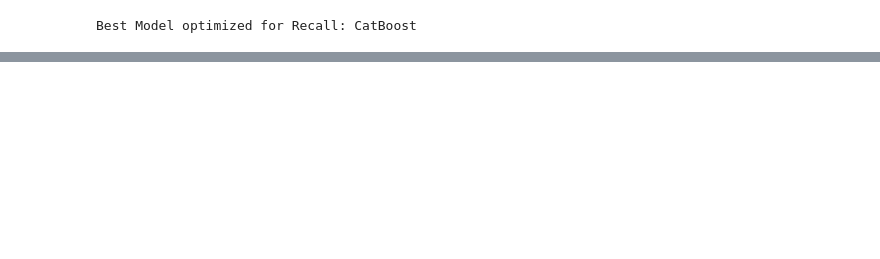
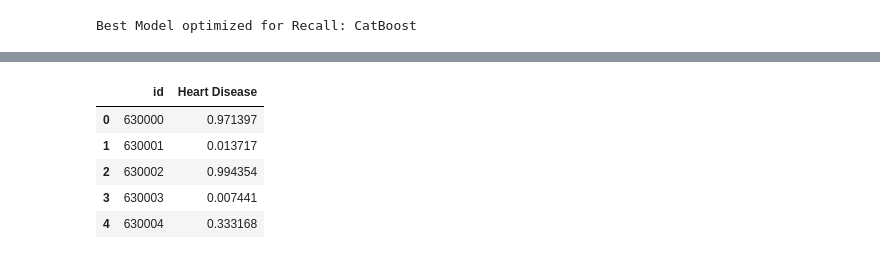
Before and after one commit to VIVPM/heart-disease-prediction, a Jupyter notebook: heart_disease_prediction.ipynb, the cells around one changed output, grey strips where cells are left out. Cells and saved outputs as stored; diff of their text form; code cells hidden in the pictures; blank space fills up the shorter version.

```diff
--- a/heart_disease_prediction.ipynb
+++ b/heart_disease_prediction.ipynb
@@ -157,0 +174,8 @@ memory usage: 53.8 MB
+# %%
+# Create interactions for Train
+X_train['Age_HR_Interaction'] = X_train['Age'] * X_train['Max HR']
+X_train['BP_Cholesterol_Risk'] = X_train['BP'] * X_train['Cholesterol']
+
+# Create interactions for Test
+X_test['Age_HR_Interaction'] = X_test['Age'] * X_test['Max HR']
+X_test['BP_Cholesterol_Risk'] = X_test['BP'] * X_test['Cholesterol']
@@ -158,3 +195,14 @@ memory usage: 53.8 MB
+# %%
+# Columns to encode: existing categorical + the new bins we just made
+categorical_columns = ['Chest pain type', 'EKG results', 'Slope of ST', 'Thallium',
+                       'Age_Group', 'Cholesterol_Level', 'BP_Level']
+
+# Apply One-Hot Encoding
+X_train = pd.get_dummies(X_train, columns=categorical_columns, drop_first=True)
+X_test = pd.get_dummies(X_test, columns=categorical_columns, drop_first=True)
+
+# Align the test set with the train set to prevent missing or mismatched columns
+X_train, X_test = X_train.align(X_test, join='left', axis=1, fill_value=0)
 # %%
 from sklearn.preprocessing import StandardScaler
 
@@ -470,0 +670,68 @@ submission.head()
+# %%
+import numpy as np
+
+# ---------------------------------------------------------
+# 1. Load test data
+# ---------------------------------------------------------
+test_df = pd.read_csv('dataset/test.csv')
+test_id = test_df['id']
+test_features = test_df.drop('id', axis=1)
+
+# ---------------------------------------------------------
+# 2. Apply Feature Engineering to test_features
+# ---------------------------------------------------------
+
+# A. Handle Outliers (FIXED: Recalculating limits from original train CSV)
+# We load just those 3 columns from train.csv to get the exact original limits
+original_train = pd.read_csv('dataset/train.csv', usecols=['Cholesterol', 'BP', 'Max HR'])
+
+outlier_columns = ['Cholesterol', 'BP', 'Max HR']
+for col in outlier_columns:
+    # Calculate limits from the completely raw, original training dataset
+    lower_limit = original_train[col].quantile(0.01)
+    upper_limit = original_train[col].quantile(0.99)
+    # Apply those limits to the test dataset
+    test_features[col] = np.clip(test_features[col], lower_limit, upper_limit)
+
+# B. Derived Interaction Features
+test_features['Age_HR_Interaction'] = test_features['Age'] * test_features['Max HR']
+test_features['BP_Cholesterol_Risk'] = test_features['BP'] * test_features['Cholesterol']
+
+# C. Binning Continuous Variables
+test_features['Age_Group'] = pd.cut(test_features['Age'], bins=[0, 45, 60, 100], labels=['Young', 'Middle', 'Senior'])
+test_features['Cholesterol_Level'] = pd.cut(test_features['Cholesterol'], bins=[0, 200, 240, 1000], labels=['Normal', 'Borderline', 'High'])
+test_features['BP_Level'] = pd.cut(test_features['BP'], bins=[0, 120, 130, 300], labels=['Normal', 'Elevated', 'High'])
+
+# D. One-Hot Encoding Categorical Variables
+categorical_columns = ['Chest pain type', 'EKG results', 'Slope of ST', 'Thallium',
+                       'Age_Group', 'Cholesterol_Level', 'BP_Level']
+
+test_features = pd.get_dummies(test_features, columns=categorical_columns, drop_first=True)
+
+# E. Align columns with training data
+# We align using X_train, which is currently a DataFrame in your notebook memory
+# representing the final columns the model trained on (even if it's currently scaled)
+X_train_dummy = pd.DataFrame(columns=X_train.columns) # create an empty df with exact columns
+X_train_dummy, test_features = X_train_dummy.align(test_features, join='left', axis=1, fill_value=0)
+
+# ---------------------------------------------------------
+# 3. Scale and Predict
+# ---------------------------------------------------------
+# Scale the newly engineered test features
+test_features_scaled = scaler.transform(test_features)
+
+# Predict probabilities using your trained CatBoost model
+test_probs = catb_model.predict_proba(test_features_scaled)[:, 1]
+
+# ---------------------------------------------------------
+# 4. Create submission
+# ---------------------------------------------------------
+submission = pd.DataFrame({
+    'id': test_id,
+    'Heart Disease': test_probs
+})
+
+submission.to_csv('submission.csv', index=False)
+print("✅ submission.csv saved!")
+submission.head()
+# %% [output]
@@ -470,0 +739,6 @@ submission.head()
+|  | id | Heart Disease |
+| 0 | 630000 | 0.971397 |
+| 1 | 630001 | 0.013717 |
+| 2 | 630002 | 0.994354 |
+| 3 | 630003 | 0.007441 |
+| 4 | 630004 | 0.333168 |
```
Also changed, not shown: parts of 14 cells of this notebook, 29 other files.
